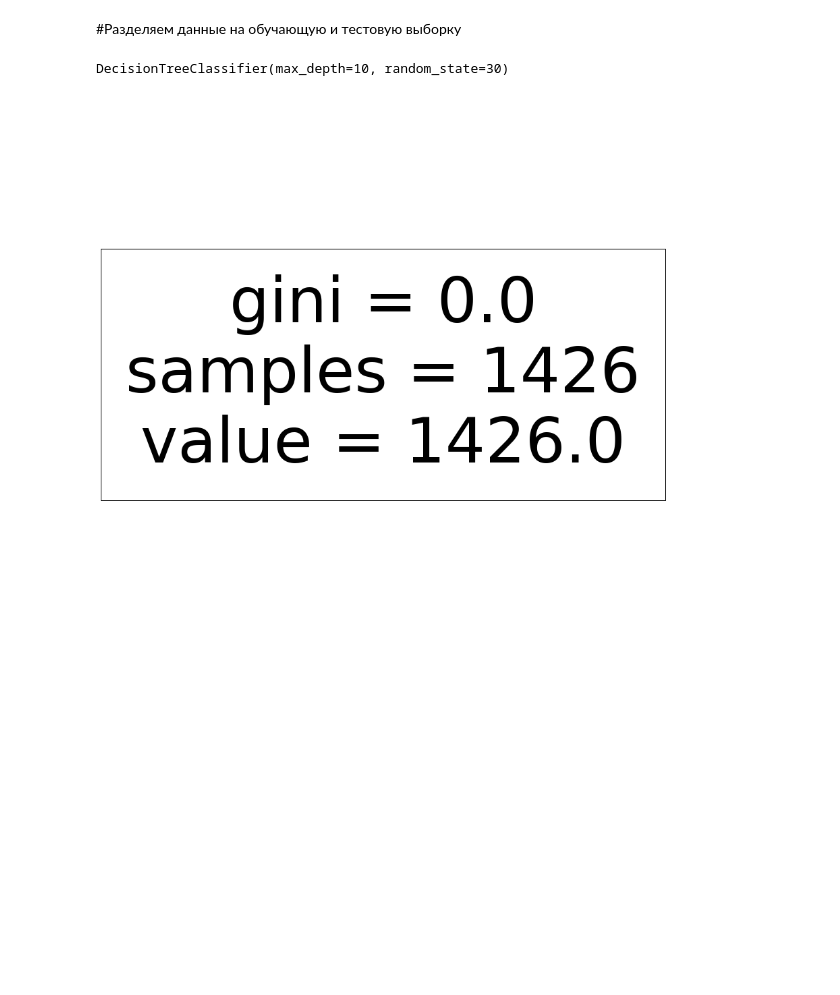
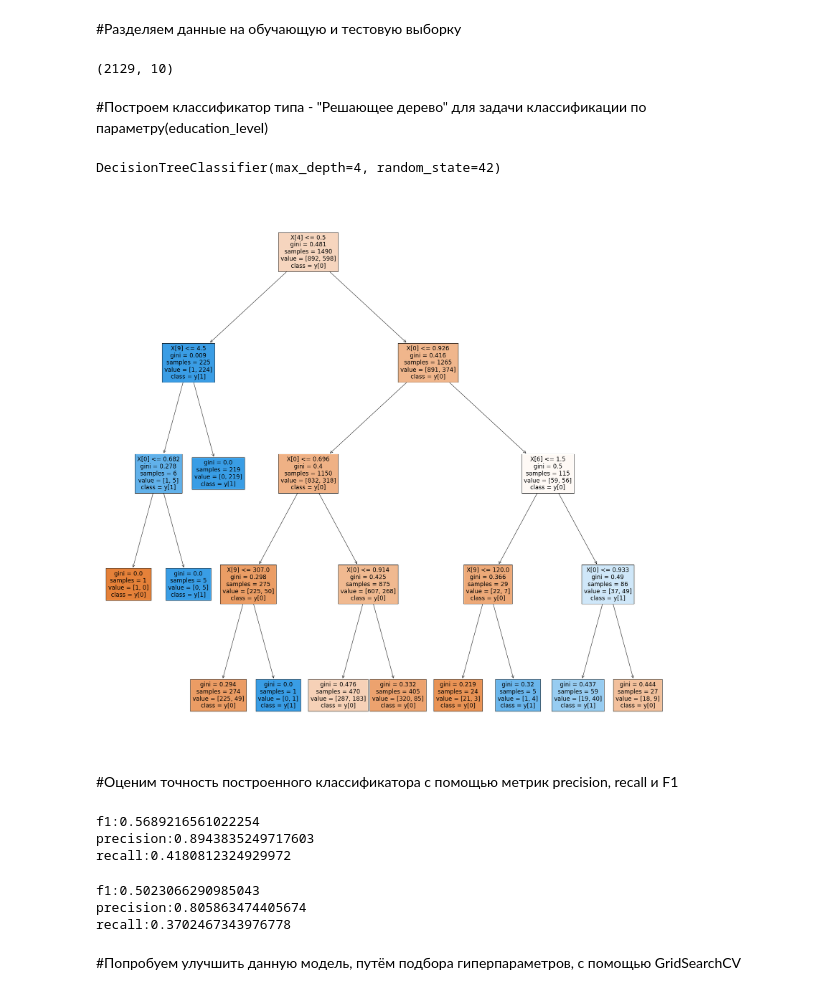
Before and after one commit to DmitryBal/Dim_asB, a Jupyter notebook: Дз №4 по Учебной практике.ipynb, the cells around one changed output. Drawn from its saved outputs; the diff is of its cells as text; code cells hidden in the pictures; blank space fills up the shorter version.

```diff
--- a/Дз №4 по Учебной практике.ipynb
+++ b/Дз №4 по Учебной практике.ipynb
@@ -50,6 +57,6 @@ memory usage: 174.6+ KB
 # %%
 data['gender'] = numpy.where(data['gender'] == 'Male', 1, 0)
-data['education_level'] = np.where(data['education_level'] == 'Graduate', 0, 1)
-data['relevent_experience'] = np.where(data['relevent_experience'] == 'No relevent experience',0,1)
+data['education_level'] = numpy.where(data['education_level'] == 'Graduate', 0, 1)
+data['relevent_experience'] = numpy.where(data['relevent_experience'] == 'No relevent experience',0,1)
 # %% [markdown]
 #Преобразуем текстовые данные в числовые:
@@ -99,3 +63,17 @@ data.loc[data.last_new_job == 'NaN' , 'company_size'] = 0
+# %%
+array = ['enrolled_university', 'last_new_job', 'major_discipline', 'company_type', 'company_size', 'experience']
+for column in array:
+    Set = set(data[column])
+    i = 0
+    for item in Set:
+        data[column] = data[column].replace(item, i)
+        i = i + 1
+
+
+data.loc[data.experience == 'NaN' , 'experience'] = 0
+data.loc[data.last_new_job == 'never' , 'last_new_job'] = 0
+data.loc[data.last_new_job == 'NaN' , 'major_discipline'] = 0
+data.loc[data.last_new_job == 'NaN' , 'company_size'] = 0
 # %%
 data
 # %% [output]
@@ -173,11 +149,38 @@ X_train, X_test, Y_train, Y_test = train_test_split(X,education_level, test_size
+# %%
+X_train, X_test, Y_train, Y_test = train_test_split(train,Data2, test_size = 0.3, random_state = 42)
+train.shape
+# %% [output]
+(2129, 10)
+# %% [markdown]
+#Построем классификатор типа - "Решающее дерево" для задачи классификации по параметру(education_level)
 # %%
-Tree = DecisionTreeClassifier(random_state=30, max_depth = 10)
+Tree = DecisionTreeClassifier(random_state=42, max_depth = 4)
 Tree = Tree.fit(X_train, Y_train)
 Tree
 # %% [output]
-DecisionTreeClassifier(max_depth=10, random_state=30)
+DecisionTreeClassifier(max_depth=4, random_state=42)
 # %%
-fig = plt.figure(figsize=(15,15))
+fig = plt.figure(figsize=(30,30))
 _ = plot_tree(Tree, filled=True, class_names=True)
 # %% [output]
-[figure, old version]
+[figure, new version]
+# %% [markdown]
+#Оценим точность построенного классификатора с помощью метрик precision, recall и F1
+# %%
+print("f1:"+str(numpy.average(cross_val_score(Tree, X_train, Y_train, scoring='f1'))))
+print("precision:"+str(numpy.average(cross_val_score(Tree, X_train, Y_train, scoring='precision'))))
+print("recall:"+str(numpy.average(cross_val_score(Tree, X_train, Y_train, scoring='recall'))))
+# %% [output]
+f1:0.5689216561022254
+precision:0.8943835249717603
+recall:0.4180812324929972
+# %%
+print("f1:"+str(numpy.average(cross_val_score(Tree, X_test, Y_test, scoring='f1'))))
+print("precision:"+str(numpy.average(cross_val_score(Tree, X_test, Y_test, scoring='precision'))))
+print("recall:"+str(numpy.average(cross_val_score(Tree, X_test, Y_test, scoring='recall'))))
+# %% [output]
+f1:0.5023066290985043
+precision:0.805863474405674
+recall:0.3702467343976778
+# %% [markdown]
+#Попробуем улучшить данную модель, путём подбора гиперпараметров, с помощью GridSearchCV
```
Also changed, not shown: parts of 22 cells of this notebook, 2 other files.
